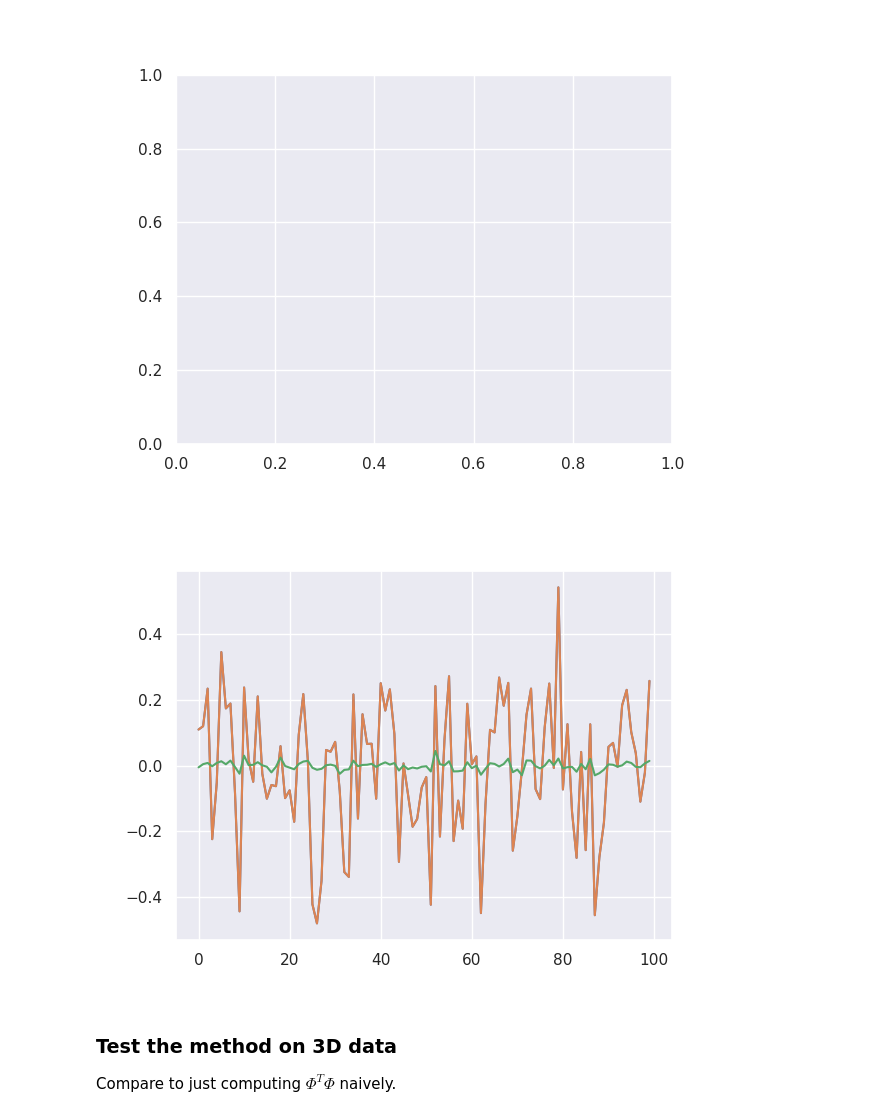
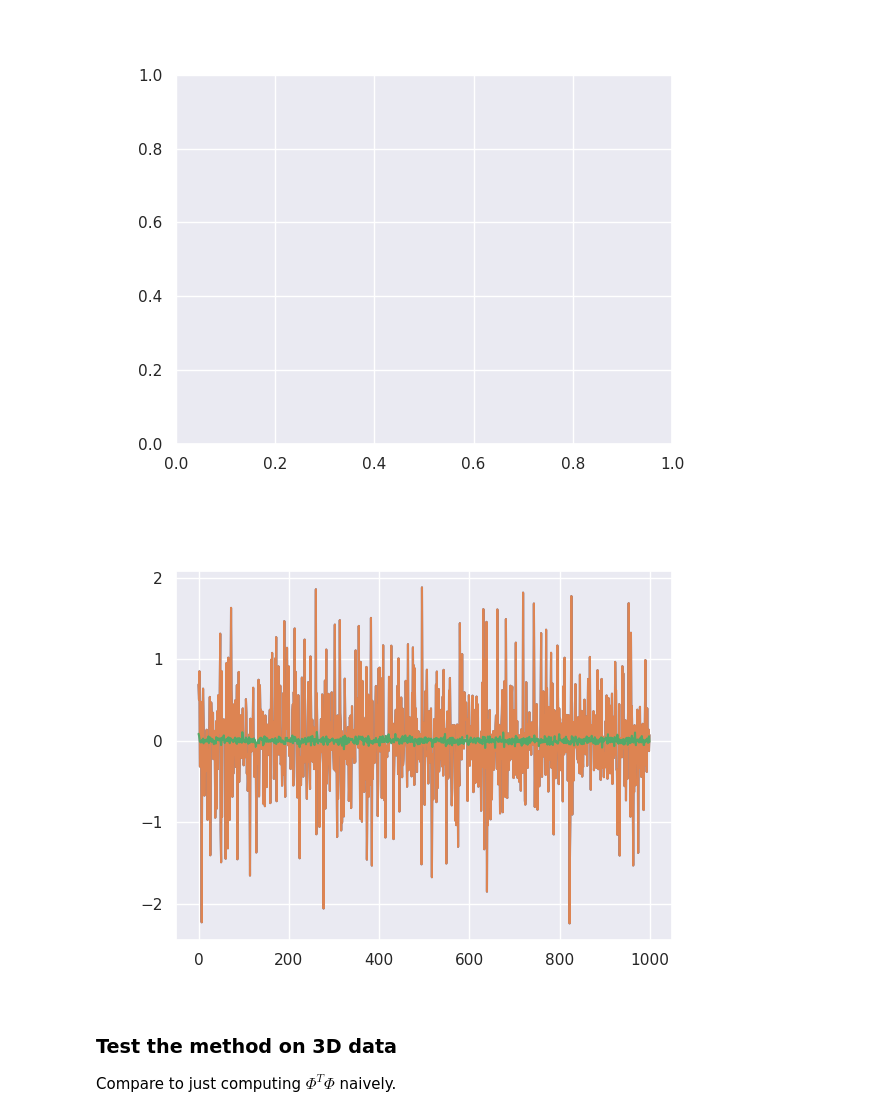
Before and after one commit to AOKullberg/fast-hgp, a Jupyter notebook: fast-hilbert-gps.ipynb, the cells around one changed output. Drawn from its saved outputs; the diff is of its cells as text; code cells hidden in the pictures.

```diff
--- a/fast-hilbert-gps.ipynb
+++ b/fast-hilbert-gps.ipynb
@@ -428,20 +442,28 @@ def ind(k, md):
     # return index + (k[-1] - (1 - md[-1]))
 # %%
 key = jr.PRNGKey(13)
-x3d = jr.uniform(key, shape=(300,3))*2-1
+x3d = jr.uniform(key, shape=(500,3))*2-1
 
-Ls = jnp.array([1.25, 1.25, 1.25])
+Ls = 2.0*jnp.ones(3,)
 ms = jnp.array([10, 10, 10])
 bf = LaplaceBF(num_bfs=ms, L=Ls)
 likelihood = gpx.likelihoods.Gaussian(num_datapoints=x3d.shape[0], obs_noise=jnp.array([0.01]))
 meanf = gpx.mean_functions.Zero()
-kernel = SE(lengthscale=.5, variance=0.39)
+kernel = SE(lengthscale=.2, variance=0.25)
 prior = gpx.Prior(mean_function=meanf, kernel=kernel)
-fprior = gpx.Prior(mean_function=meanf, kernel=gpx.kernels.RBF(lengthscale=jnp.ones(3,)*.5, variance=0.25))
-gp = SHGP(prior, likelihood, bf=bf)
-Tgp = TSHGP(prior, likelihood, bf=bf)
-ogp = HGP(prior, likelihood, bf=bf)
+fprior = gpx.Prior(mean_function=meanf, kernel=gpx.kernels.RBF(lengthscale=jnp.ones(3,)*.2, variance=0.25))
+cost = selectors.DualCost()
+sel = selectors.FractionSelector(fraction=1e-1, cost=cost)
+gp = SHGP(prior, likelihood, bf=bf, approximate_selector=sel)
+Tgp = TSHGP(prior, likelihood, bf=bf, approximate_selector=sel)
+ogp = HGP(prior, likelihood, bf=bf, approximate_selector=sel)
 
 f = fprior.sample_approx(num_samples=1, key = key)
 y3d = f(x3d)
 D = gpx.Dataset(X=x3d, y=y3d)
+
+gp2 = gp.update_with_batch(D)
+Tgp2 = Tgp.update_with_batch(D)
+opt = prior * likelihood
+xtest = jnp.vstack([x.flatten() for x in jnp.meshgrid(*([jnp.linspace(-1, 1, 15)] * 3))]).T
+ytest = f(xtest)
@@ -455,3 +483,12 @@ type(gp).__name__
+# %%
+import run
+# run.sll(gp.predict(x3d,approx=True)[0], D, D)
+q = gp.predict(x3d)[0]
+qa = gp.predict(x3d, approx=True)[0]
+m, S = q.mean(), q.covariance().diagonal()
+loss = (0.5 * jnp.log(2 * jnp.pi * S) + (D.y.flatten() - m)**2 / (2 * S)).mean()
+m, S = qa.mean(), qa.covariance().diagonal()
+aloss = (0.5 * jnp.log(2 * jnp.pi * S) + (D.y.flatten() - m)**2 / (2 * S)).mean()
 # %%
 gp = gp.update_with_batch(D)
 Tgp = Tgp.update_with_batch(D)
@@ -608,12 +676,12 @@ Tgp2 = Tgp.update_with_batch(D)
 # %%
 plt.close("all")
 plt.figure()
-plt.plot((y3d.squeeze() - gp2.predict(x3d).mean()))
-plt.plot((y3d.squeeze() - Tgp2.predict(x3d).mean()))
+plt.plot((y3d.squeeze() - gp2.predict(x3d)[0].mean()))
+plt.plot((y3d.squeeze() - Tgp2.predict(x3d)[0].mean()))
 plt.plot((y3d.squeeze() - opt.predict(x3d, D).mean()))
 plt.show()
 # %% [output]
-[figure, old version]
+[figure, new version]
 # %%
 def compute_gamma(x, md, Ld):
     # Compute all possible unique k
```
Also changed, not shown: parts of 9 cells of this notebook.
